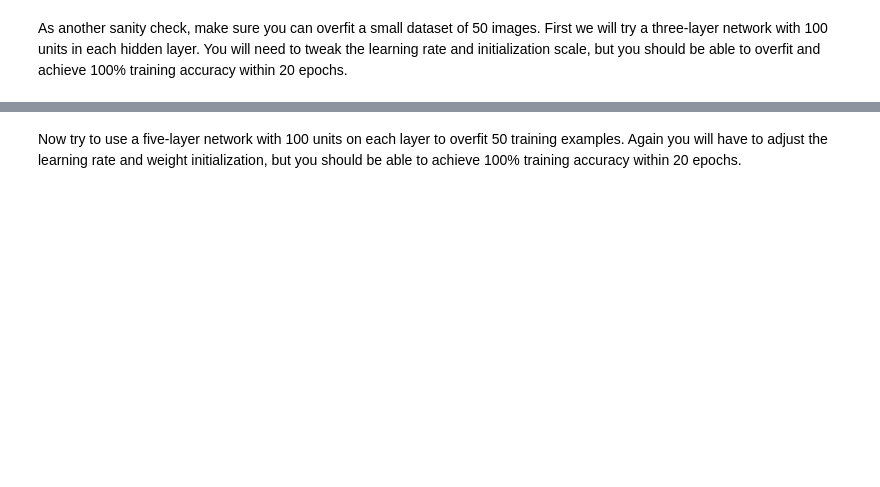
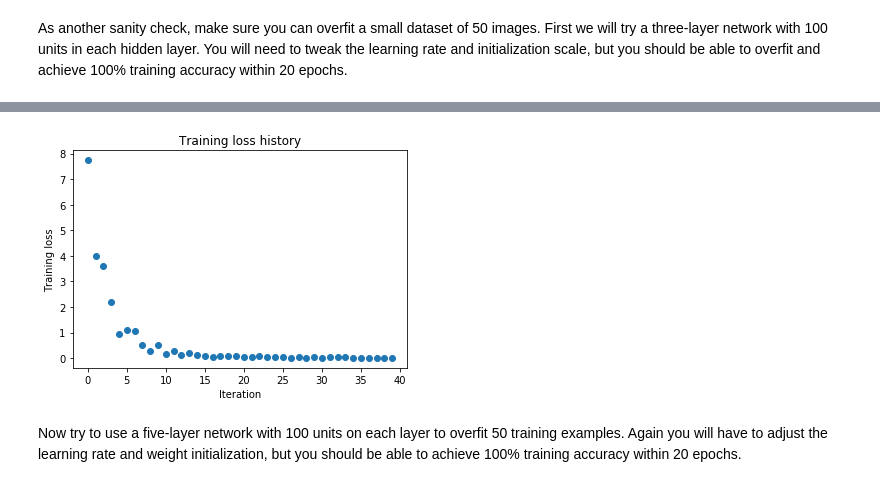
Before and after one commit to FantasyJXF/Coursera_AI, a Jupyter notebook: CS231n/Assignments_Spring_2017/assignment2/Q1_FullyConnectedNets.ipynb, the cells around one changed output, grey strips where cells are left out. Drawn from its saved outputs; the diff is of its cells as text; code cells hidden in the pictures; blank space fills up the shorter version.

```diff
--- a/CS231n/Assignments_Spring_2017/assignment2/Q1_FullyConnectedNets.ipynb
+++ b/CS231n/Assignments_Spring_2017/assignment2/Q1_FullyConnectedNets.ipynb
@@ -389,7 +429,7 @@ small_data = {
 }
 
 weight_scale = 1e-2
-learning_rate = 1e-4
+learning_rate = 1e-3
 model = FullyConnectedNet([100, 100],
               weight_scale=weight_scale, dtype=np.float64)
 solver = Solver(model, small_data,
@@ -406,3 +446,4 @@ plt.title('Training loss history')
 plt.xlabel('Iteration')
 plt.ylabel('Training loss')
 plt.show()
+# %% [output]
@@ -409,3 +467,4 @@ plt.show()
+[figure, added]
 # %% [markdown]
 Now try to use a five-layer network with 100 units on each layer to overfit 50 training examples. Again you will have to adjust the learning rate and weight initialization, but you should be able to achieve 100% training accuracy within 20 epochs.
 # %%
```
Also changed, not shown: parts of 8 cells of this notebook, 2 other files.
